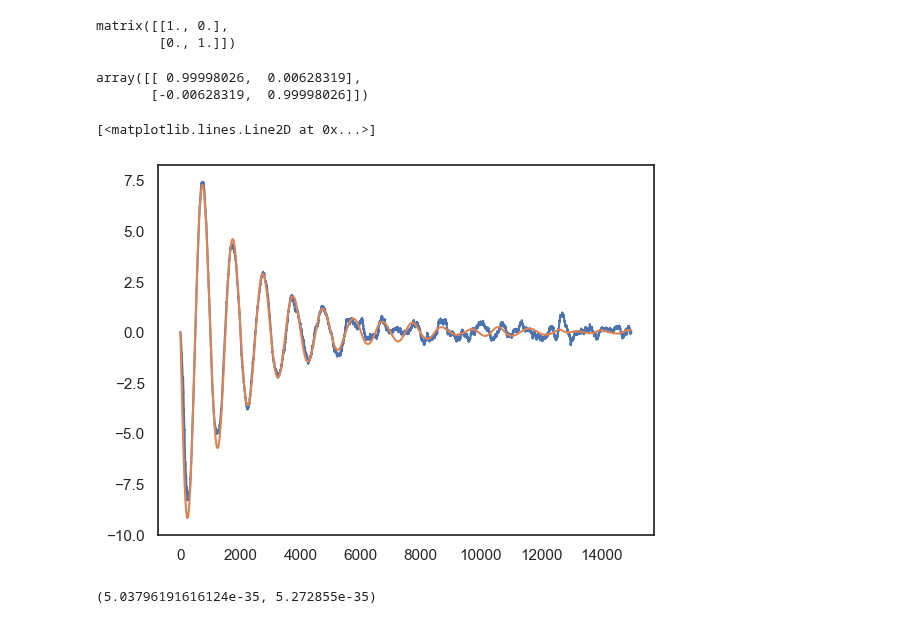
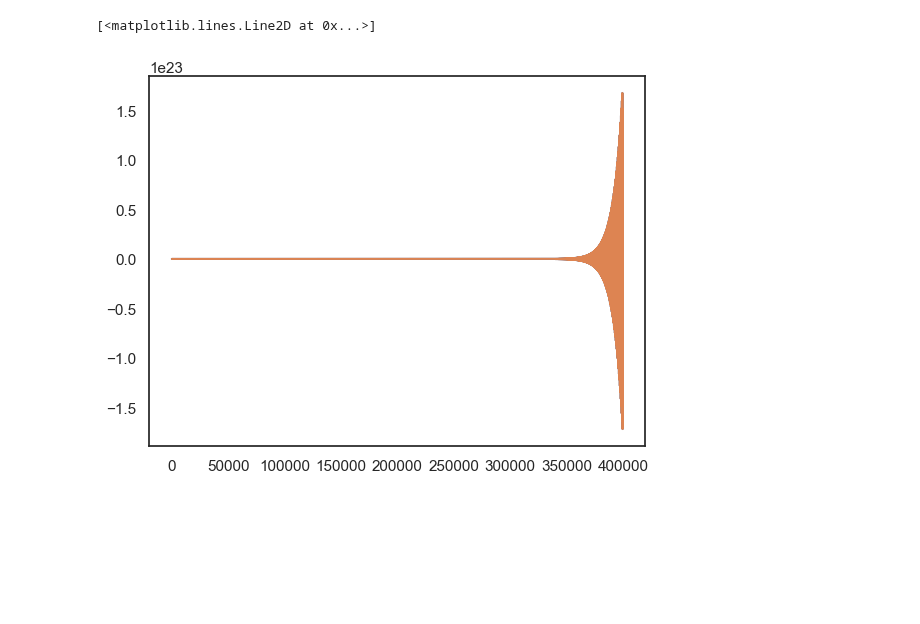
Before and after one commit to QuantumAdventures/single-photons, a Jupyter notebook: notebooks/3. Control Simulation.ipynb, the cells around one changed output. Drawn from its saved outputs; the diff is of its cells as text; code cells hidden in the pictures; blank space fills up the shorter version.

```diff
--- a/notebooks/3. Control Simulation.ipynb
+++ b/notebooks/3. Control Simulation.ipynb
@@ -17,7 +16,8 @@ hbar=1.05457e-34
 # %%
-gamma = 0.0001
-coupling = 0.0001
+gamma = 85
+coupling = 0.01
 eta_detec=0.9
+env = Particle(omega, gamma, coupling, eta_detection=eta_detec)
 # %%
-variance_process = 2*gamma + 4*np.pi*coupling
+variance_process = 2*env.__gamma__ + np.power(env.backaction, 2)
 std_detection = 4
@@ -30,11 +23,0 @@ R = np.array([[np.power(std_detection,2)]])
-# %%
-np.matrix(np.eye(2))
-# %% [output]
-matrix([[1., 0.],
-        [0., 1.]])
-# %%
-Ad = np.eye(2)+A*delta_t+0.5*np.matmul(A*delta_t,A*delta_t)
-Ad
-# %% [output]
-array([[ 0.99998026,  0.00628319],
-       [-0.00628319,  0.99998026]])
@@ -41,36 +27,33 @@ array([[ 0.99998026,  0.00628319],
+# %%
+Ad = np.eye(2)+env.A*delta_t+0.5*np.matmul(env.A*delta_t, env.A*delta_t)
 # %%
-P0 = np.matrix(np.eye(2))
+P0 = 100*np.matrix(np.eye(2))
 estimation = np.matrix([[0],[0]])
-states = np.array([[10],[0.]])
-u = 0
-G = np.array([[0],[1]])
-K = np.array([[1, 0], [0, 1e5]])
+states = np.array([[100],[0.]])
+K = np.array([[1, 1e5]])
 new_states = np.zeros((N,2))
-kalman = KalmanFilter(estimation, P0, Ad, B*delta_t, C, Q, R)
+kalman = KalmanFilter(estimation, P0, Ad, env.B*delta_t, env.C, Q, R)
 measured_states = np.zeros((N, 2))
 estimated_states = np.zeros((N, 2))
 estimated_states[0,:] = estimation.reshape((2))
 estimation = estimation.reshape((2,1))
 for i in tqdm(range(t.shape[0])):
-    u = -np.matmul(K, estimation).sum()
+    #u = -np.matmul(K, estimation).sum()
     new_states[i,:] = states[:,0]
     measured_states[i, :] = states[:, 0] + std_detection*np.random.normal()
-    kalman.propagateDynamics(np.array([[u]]))
-    kalman.computeAposterioriEstimate(measured_states[i,0])
+    kalman.propagate_dynamics(np.array([[u]]))
+    kalman.compute_aposteriori(measured_states[i,0])
     estimated_states[i,:] = kalman.estimates_aposteriori[i][:,0].reshape((2))
     estimation = estimated_states[i,:].reshape((2,1))
-    backaction_force = np.sqrt(4*np.pi*coupling)*(np.sqrt(eta_detec)*np.random.normal()+np.sqrt(1-eta_detec)*np.random.normal())
-    state_dot = np.matmul(A,states) + B*u
-    states += state_dot*delta_t + G*(np.sqrt(2*gamma*delta_t)*np.random.normal()+np.sqrt(delta_t)*backaction_force)
-    #states += std_np.random.normal()
+    states = env.step(states, control=u, delta_t=delta_t)
 # %%
 #plt.plot(new_states[:,0])
 #plt.plot(measured_states[:,1])
 #plt.xlim([0,10000])
-plt.plot(estimated_states[:,1])
-plt.plot(new_states[:,1])
+plt.plot(estimated_states[:,0])
+plt.plot(new_states[:,0])
 #plt.ylim([-.2,0])
 # %% [output]
 [<matplotlib.lines.Line2D at 0x...>]
-[figure, old version]
+[figure, new version]
 # %%
@@ -83,9 +62,3 @@ p = estimated_states[:,1]*norm_fac_momentum
-# %%
-test_z = np.random.randn((1000))*(1/np.sqrt(omega*m/hbar))
-test_p = np.random.randn((1000))*(1/np.sqrt(1/(omega*hbar*m)))
-np.sqrt(test_z.var()*test_p.var())/2, hbar/2
-# %% [output]
-(5.03796191616124e-35, 5.272855e-35)
 # %%
 sns.set_theme(style="white")
 df = pd.DataFrame()
```
Also changed, not shown: parts of 12 cells of this notebook, 3 other files.
